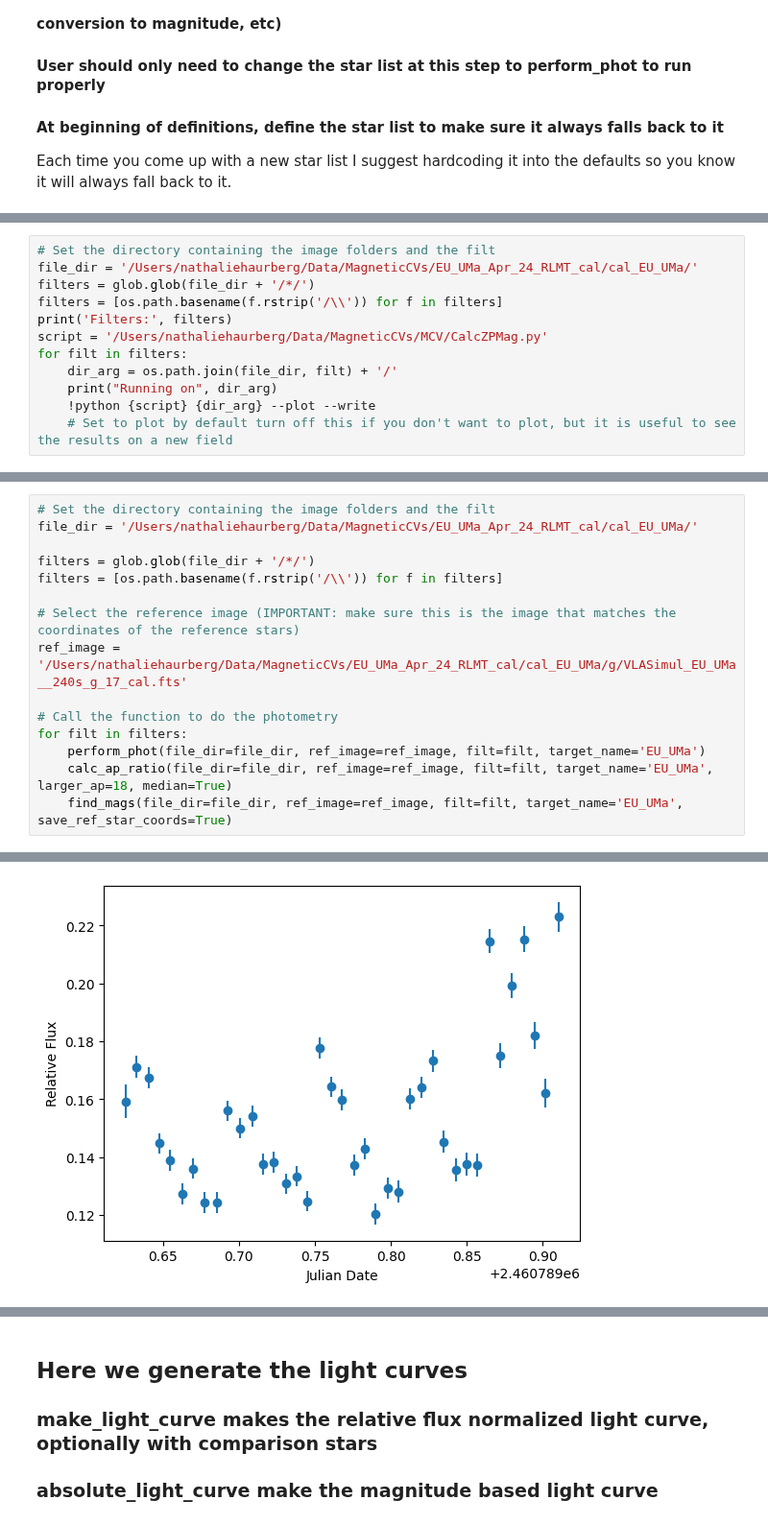
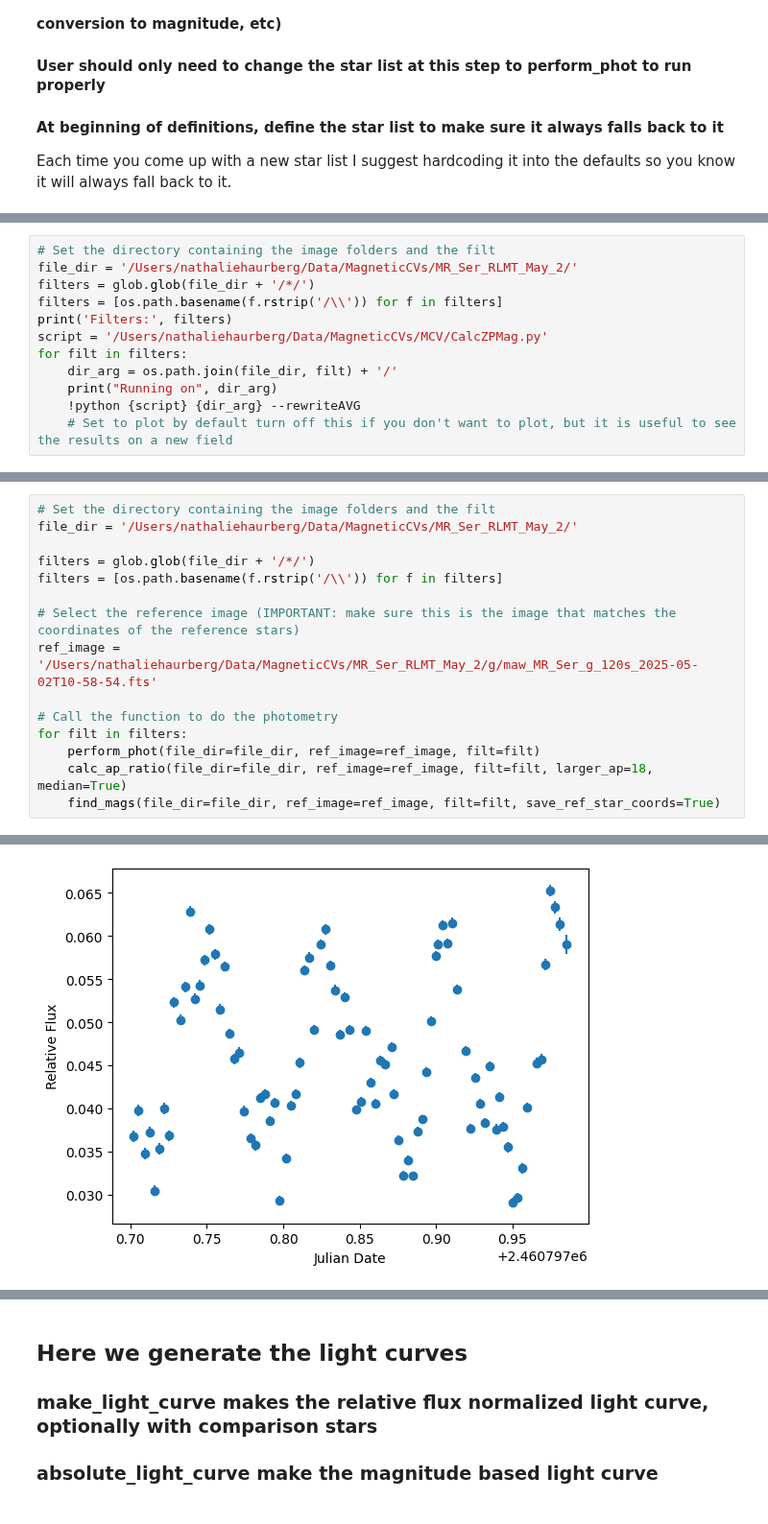
Before and after one commit to astronathalie/MCV, a Jupyter notebook: photstars.ipynb, the cells around one changed output, grey strips where cells are left out. Shown at 96% size. Drawn from its saved outputs; the diff is of its cells as text.

Commit message:
Several bug fixes and improvements in both CalcZPMag.py and photstars.ipynb

```diff
--- a/photstars.ipynb
+++ b/photstars.ipynb
@@ -777,6 +799,6 @@ def absoulte_light_curve(file_dir, filters=['g', 'r', 'i'], title=None):
 # %%
 # Set the directory containing the image folders and the filt
-file_dir = '/Users/nathaliehaurberg/Data/MagneticCVs/EU_UMa_Apr_24_RLMT_cal/cal_EU_UMa/'
+file_dir = '/Users/nathaliehaurberg/Data/MagneticCVs/MR_Ser_RLMT_May_2/'
 filters = glob.glob(file_dir + '/*/')
 filters = [os.path.basename(f.rstrip('/\\')) for f in filters]
 print('Filters:', filters)
@@ -784,7 +806,7 @@ script = '/Users/nathaliehaurberg/Data/MagneticCVs/MCV/CalcZPMag.py'
 for filt in filters:
     dir_arg = os.path.join(file_dir, filt) + '/'
     print("Running on", dir_arg)
-    !python {script} {dir_arg} --plot --write
+    !python {script} {dir_arg} --rewriteAVG
     # Set to plot by default turn off this if you don't want to plot, but it is useful to see the results on a new field
 # %% [output]
 Filters: ['r', 'g']
@@ -814,17 +838,17 @@ KeyboardInterrupt
 ### find_mags will get you magnitudes (will be approximate without calc_ap_ratio)
 # %%
 # Set the directory containing the image folders and the filt
-file_dir = '/Users/nathaliehaurberg/Data/MagneticCVs/EU_UMa_Apr_24_RLMT_cal/cal_EU_UMa/'
+file_dir = '/Users/nathaliehaurberg/Data/MagneticCVs/MR_Ser_RLMT_May_2/'
 
 filters = glob.glob(file_dir + '/*/')
 filters = [os.path.basename(f.rstrip('/\\')) for f in filters]
 
 # Select the reference image (IMPORTANT: make sure this is the image that matches the coordinates of the reference stars)
-ref_image = '/Users/nathaliehaurberg/Data/MagneticCVs/EU_UMa_Apr_24_RLMT_cal/cal_EU_UMa/g/VLASimul_EU_UMa__240s_g_17_cal.fts'
+ref_image = '/Users/nathaliehaurberg/Data/MagneticCVs/MR_Ser_RLMT_May_2/g/maw_MR_Ser_g_120s_2025-05-02T10-58-54.fts'
 
 # Call the function to do the photometry
 for filt in filters:
-    perform_phot(file_dir=file_dir, ref_image=ref_image, filt=filt, target_name='EU_UMa')
-    calc_ap_ratio(file_dir=file_dir, ref_image=ref_image, filt=filt, target_name='EU_UMa', larger_ap=18, median=True)
-    find_mags(file_dir=file_dir, ref_image=ref_image, filt=filt, target_name='EU_UMa', save_ref_star_coords=True)
+    perform_phot(file_dir=file_dir, ref_image=ref_image, filt=filt)
+    calc_ap_ratio(file_dir=file_dir, ref_image=ref_image, filt=filt, larger_ap=18, median=True)
+    find_mags(file_dir=file_dir, ref_image=ref_image, filt=filt, save_ref_star_coords=True)
 # %% [output]
@@ -938 +962 @@ Processing /Users/nathaliehaurberg/Data/MagneticCVs/EU_UMa_Apr_24_RLMT_cal/cal_E
-[figure, old version]
+[figure, new version]
```
Also changed, not shown: parts of 6 cells of this notebook, 1 other file.
